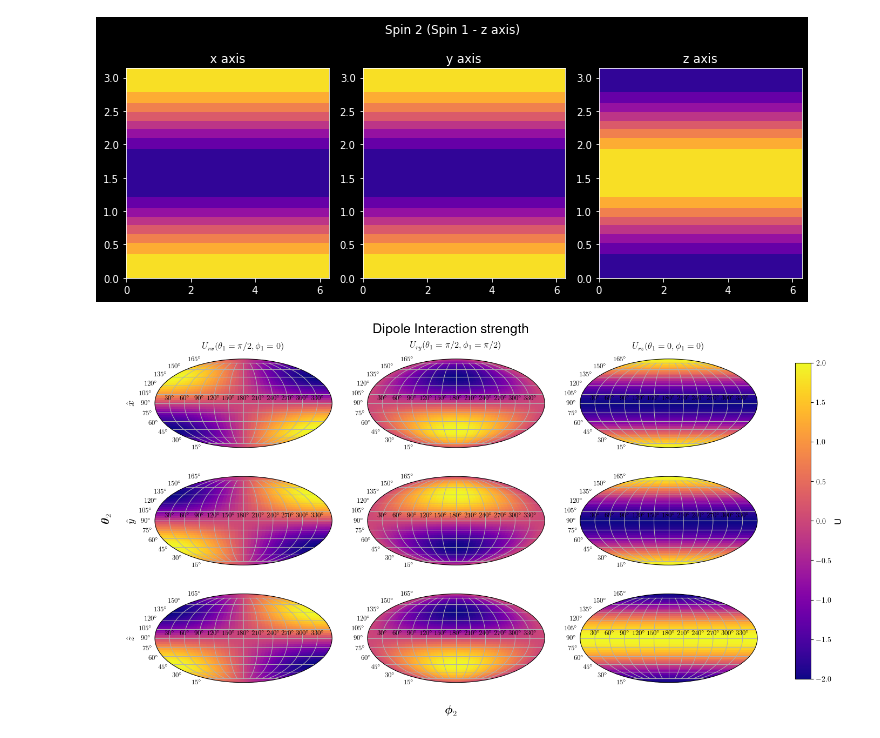
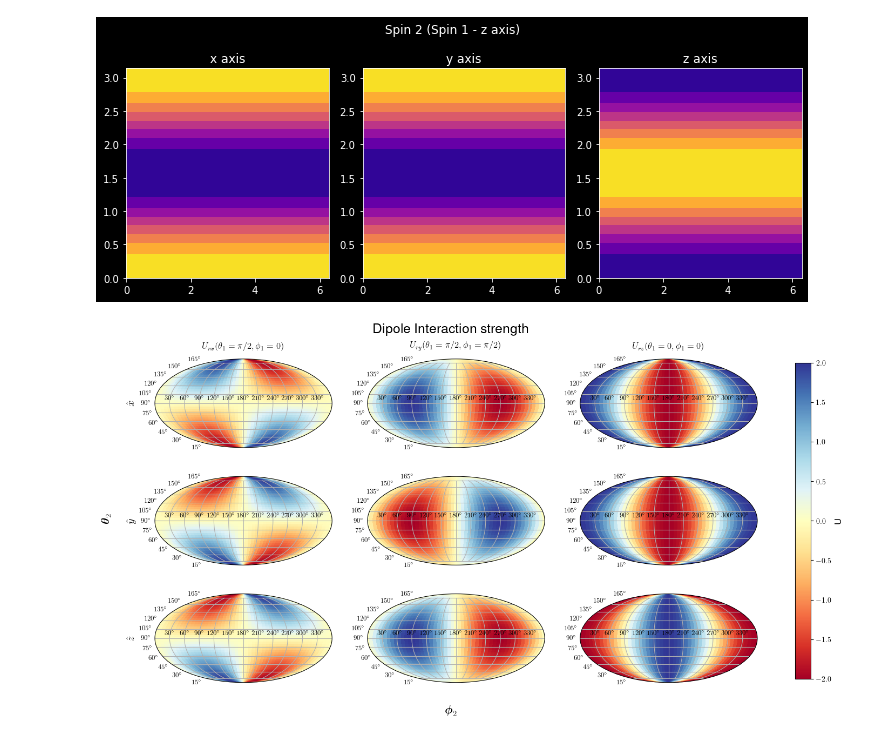
Before and after one commit to santoshkumarradha/spin-model-perovskite, a Jupyter notebook: notebooks/spinmodel.ipynb, the cells around one changed output. Saved outputs shown, nothing was run; the diff lists cells and outputs as text; code cells hidden in the pictures.

```diff
--- a/notebooks/spinmodel.ipynb
+++ b/notebooks/spinmodel.ipynb
@@ -118,39 +125,39 @@ fig, ax = plt.subplots(3,3,subplot_kw=dict(projection='mollweide'), figsize=(18,
 import itertools
 for P,U in itertools.product(Ps,Us_symbolic):
     U_tmp=sp.lambdify((t2,p2),U.subs(P))
-    data=np.array([U_tmp(i,j) for i,j in zip(*points)]).reshape(nk,nk).T
+    data=np.array([U_tmp(i,j) for i,j in zip(*points)]).reshape(nk,nk)
     ax[0][l].set_title(names[l], pad=14)
     x = np.linspace(-np.pi, np.pi, nk)
     y = np.linspace(-np.pi/2, np.pi/2, nk)
     X, Y = np.meshgrid(x, y)
     # matplotlib.rc('text', usetex=True)
     matplotlib.rcParams['text.latex.preamble']=[r"\usepackage{amsmath}"]
     xlabels = ['$30^\circ$', '$60^\circ$','$90^\circ$','$120^\circ$','$150^\circ$',
                 '$180^\circ$', '$210^\circ$', '$240^\circ$', '$270^\circ$','$300^\circ$', '$330^\circ$']
 
     ylabels = ['$165^\circ$', '$150^\circ$', '$135^\circ$', '$120^\circ$',
                 '$105^\circ$', '$90^\circ$', '$75^\circ$', '$60^\circ$',
                 '$45^\circ$','$30^\circ$','$15^\circ$']
     ylabels.reverse()
     ax[k][0].set_ylabel(y_names[k],fontsize=15)
-    im = ax[k][l].pcolormesh(X, Y , data,cmap="plasma",shading='auto')
+    im = ax[k][l].pcolormesh(X, Y , data,cmap="RdYlBu",shading='auto')
     ax[k][l].set_xticklabels(xlabels, fontsize=9)
     ax[k][l].set_yticklabels(ylabels, fontsize=9)
     #ax[k][l].set_title('Nearest Neibghor - $U$', fontsize=20)
     #ax[k][l].set_xlabel(r'$\boldsymbol \phi$', fontsize=15)
     #ax[k][l].set_ylabel(r'$\boldsymbol{\theta}$', fontsize=15)
     ax[k][l].grid()
     k=k+1
     if k>2:
         l=l+1
         k=0
 
 fig.colorbar(im,orientation='vertical',ax=ax.ravel().tolist(), shrink=0.95).set_label(label="U",size=12,weight='bold')
 
 fig.text(0.35, .93,'Dipole Interaction strength',fontsize=18)
 fig.text(0.43, 0.05, r"$\boldsymbol \phi_2$",fontsize=15, ha='center')
 fig.text(.07, 0.5, r"$\boldsymbol \theta_2$",fontsize=15, va='center', rotation='vertical')
 plt.savefig("../figures/Dipole-Inter_full_molly.png",dpi=300,bbox_inches='tight')
 plt.show()
 # %% [output]
-[figure, old version]
+[figure, new version]
```
Also changed, not shown: parts of 2 cells of this notebook, 3 other files.
